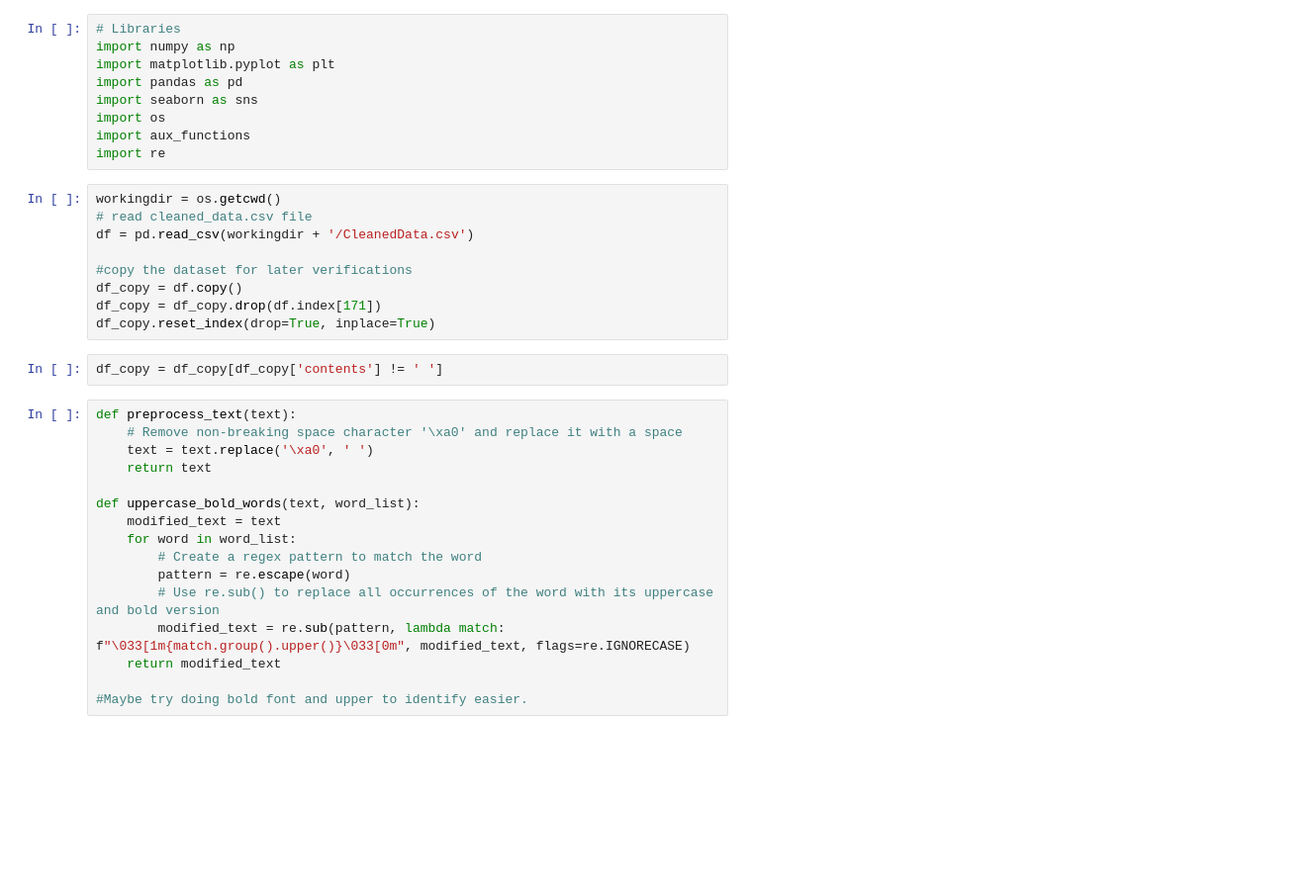
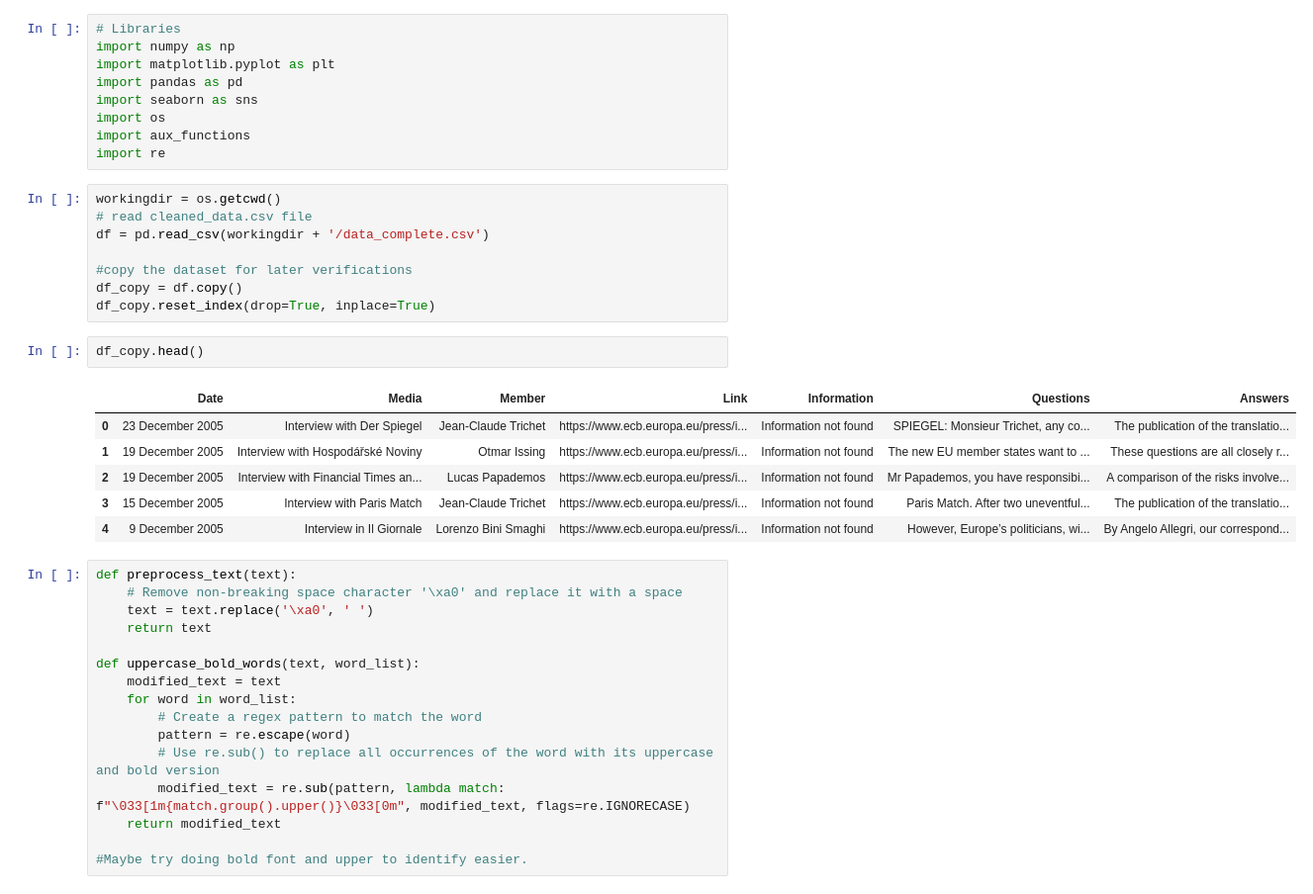
Before and after one commit to lalvarezpoli/DSDM_Thesis, a Jupyter notebook: Metaphors.ipynb, the cells around one changed output. Shown at 99% size. Drawn from its saved outputs; the diff is of its cells as text; blank space fills up the shorter version.

```diff
--- a/Metaphors.ipynb
+++ b/Metaphors.ipynb
@@ -10,14 +10,20 @@ import re
 # %%
 workingdir = os.getcwd()
 # read cleaned_data.csv file
-df = pd.read_csv(workingdir + '/CleanedData.csv')
+df = pd.read_csv(workingdir + '/data_complete.csv')
 
 #copy the dataset for later verifications
 df_copy = df.copy()
-df_copy = df_copy.drop(df.index[171])
 df_copy.reset_index(drop=True, inplace=True)
-# %%
-df_copy = df_copy[df_copy['contents'] != ' ']
+# %%
+df_copy.head()
+# %% [output]
+|  | Date | Media | Member | Link | Information | Questions | Answers |
+| 0 | 23 December 2005 | Interview with Der Spiegel | Jean-Claude Trichet | https://www.ecb.europa.eu/press/i... | Information not found | SPIEGEL: Monsieur Trichet, any co... | The publication of the translatio... |
+| 1 | 19 December 2005 | Interview with Hospodářské Noviny | Otmar Issing | https://www.ecb.europa.eu/press/i... | Information not found | The new EU member states want to ... | These questions are all closely r... |
+| 2 | 19 December 2005 | Interview with Financial Times an... | Lucas Papademos | https://www.ecb.europa.eu/press/i... | Information not found | Mr Papademos, you have responsibi... | A comparison of the risks involve... |
+| 3 | 15 December 2005 | Interview with Paris Match | Jean-Claude Trichet | https://www.ecb.europa.eu/press/i... | Information not found | Paris Match. After two uneventful... | The publication of the translatio... |
+| 4 | 9 December 2005 | Interview in Il Giornale | Lorenzo Bini Smaghi | https://www.ecb.europa.eu/press/i... | Information not found | However, Europe’s politicians, wi... | By Angelo Allegri, our correspond... |
 # %%
 def preprocess_text(text):
     # Remove non-breaking space character '\xa0' and replace it with a space
```
Also changed, not shown: parts of 1 cell of this notebook.
